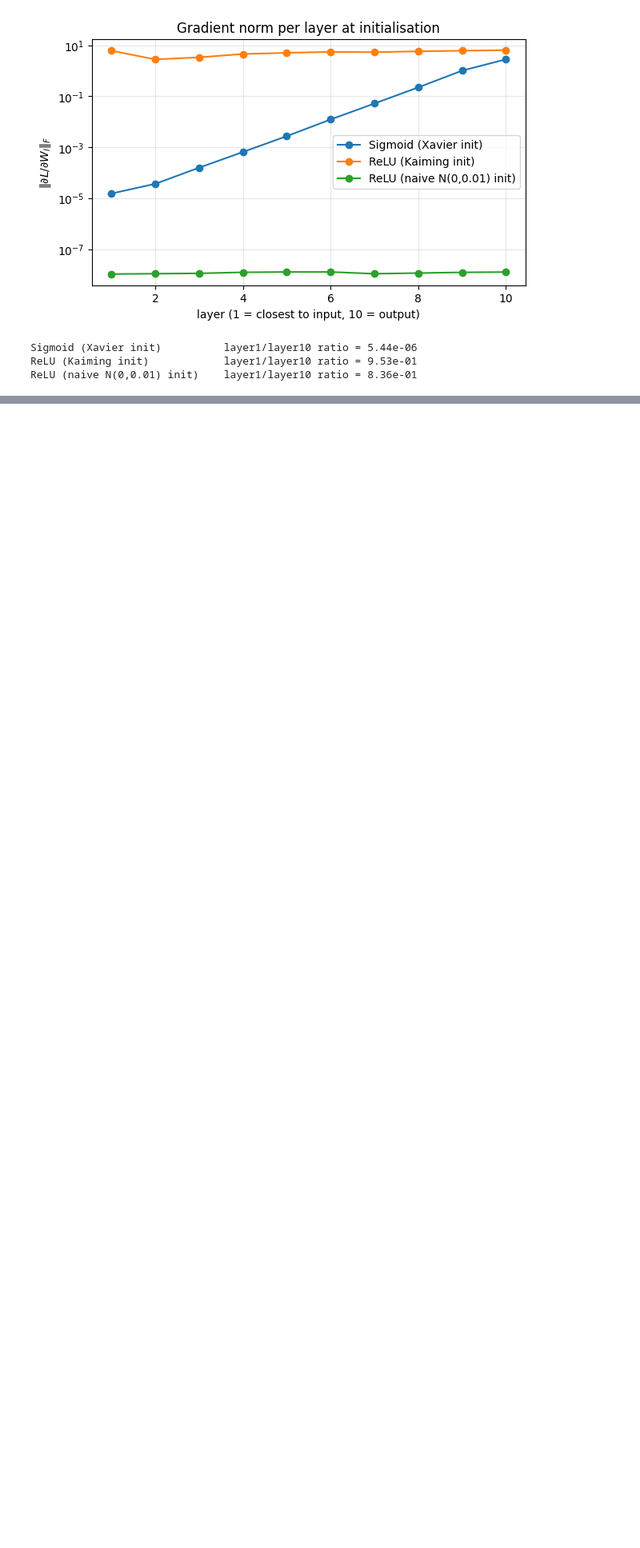
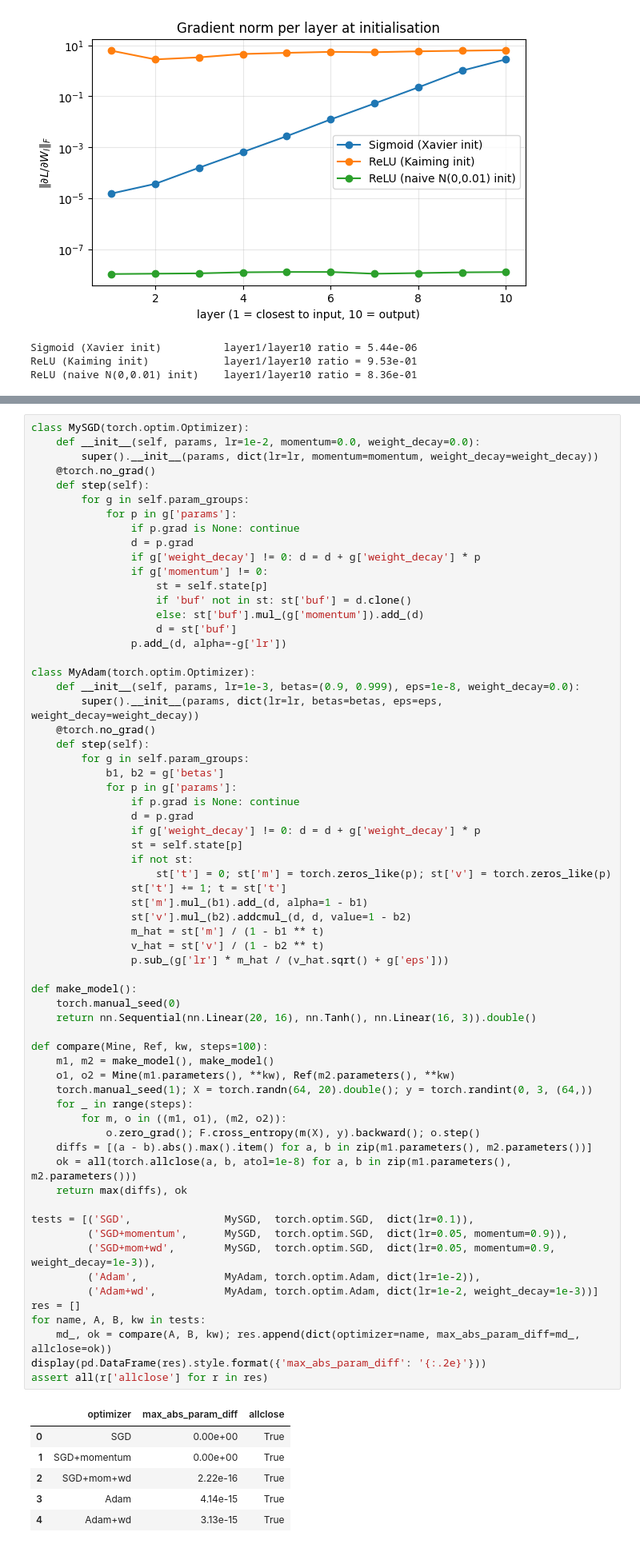
Before and after one commit to jayasinghesasmitha/EN4554-Deep-Learning-For-Vision, a Jupyter notebook: 220261V_a02.ipynb, the cells around one changed output, grey strips where cells are left out. Shown at 80% size. Drawn from its saved outputs; the diff is of its cells as text; blank space fills up the shorter version.

Commit message:
implemented custom SGD+momentum and Adam, matched to torch.optim

```diff
--- a/220261V_a02.ipynb
+++ b/220261V_a02.ipynb
@@ -356,0 +361,71 @@ Interpretation to above diagram : In the case of sigmoid function, the magnitude
+# %%
+class MySGD(torch.optim.Optimizer):
+    def __init__(self, params, lr=1e-2, momentum=0.0, weight_decay=0.0):
+        super().__init__(params, dict(lr=lr, momentum=momentum, weight_decay=weight_decay))
+    @torch.no_grad()
+    def step(self):
+        for g in self.param_groups:
+            for p in g['params']:
+                if p.grad is None: continue
+                d = p.grad
+                if g['weight_decay'] != 0: d = d + g['weight_decay'] * p
+                if g['momentum'] != 0:
+                    st = self.state[p]
+                    if 'buf' not in st: st['buf'] = d.clone()
+                    else: st['buf'].mul_(g['momentum']).add_(d)
+                    d = st['buf']
+                p.add_(d, alpha=-g['lr'])
+
+class MyAdam(torch.optim.Optimizer):
+    def __init__(self, params, lr=1e-3, betas=(0.9, 0.999), eps=1e-8, weight_decay=0.0):
+        super().__init__(params, dict(lr=lr, betas=betas, eps=eps, weight_decay=weight_decay))
+    @torch.no_grad()
+    def step(self):
+        for g in self.param_groups:
+            b1, b2 = g['betas']
+            for p in g['params']:
+                if p.grad is None: continue
+                d = p.grad
+                if g['weight_decay'] != 0: d = d + g['weight_decay'] * p
+                st = self.state[p]
+                if not st:
+                    st['t'] = 0; st['m'] = torch.zeros_like(p); st['v'] = torch.zeros_like(p)
+                st['t'] += 1; t = st['t']
+                st['m'].mul_(b1).add_(d, alpha=1 - b1)
+                st['v'].mul_(b2).addcmul_(d, d, value=1 - b2)
+                m_hat = st['m'] / (1 - b1 ** t)
+                v_hat = st['v'] / (1 - b2 ** t)
+                p.sub_(g['lr'] * m_hat / (v_hat.sqrt() + g['eps']))
+
+def make_model():
+    torch.manual_seed(0)
+    return nn.Sequential(nn.Linear(20, 16), nn.Tanh(), nn.Linear(16, 3)).double()
+
+def compare(Mine, Ref, kw, steps=100):
+    m1, m2 = make_model(), make_model()
+    o1, o2 = Mine(m1.parameters(), **kw), Ref(m2.parameters(), **kw)
+    torch.manual_seed(1); X = torch.randn(64, 20).double(); y = torch.randint(0, 3, (64,))
+    for _ in range(steps):
+        for m, o in ((m1, o1), (m2, o2)):
+            o.zero_grad(); F.cross_entropy(m(X), y).backward(); o.step()
+    diffs = [(a - b).abs().max().item() for a, b in zip(m1.parameters(), m2.parameters())]
+    ok = all(torch.allclose(a, b, atol=1e-8) for a, b in zip(m1.parameters(), m2.parameters()))
+    return max(diffs), ok
+
+tests = [('SGD',               MySGD,  torch.optim.SGD,  dict(lr=0.1)),
+         ('SGD+momentum',      MySGD,  torch.optim.SGD,  dict(lr=0.05, momentum=0.9)),
+         ('SGD+mom+wd',        MySGD,  torch.optim.SGD,  dict(lr=0.05, momentum=0.9, weight_decay=1e-3)),
+         ('Adam',              MyAdam, torch.optim.Adam, dict(lr=1e-2)),
+         ('Adam+wd',           MyAdam, torch.optim.Adam, dict(lr=1e-2, weight_decay=1e-3))]
+res = []
+for name, A, B, kw in tests:
+    md_, ok = compare(A, B, kw); res.append(dict(optimizer=name, max_abs_param_diff=md_, allclose=ok))
+display(pd.DataFrame(res).style.format({'max_abs_param_diff': '{:.2e}'}))
+assert all(r['allclose'] for r in res)
+# %% [output]
+|  | optimizer | max_abs_param_diff | allclose |
+| 0 | SGD | 0.00e+00 | True |
+| 1 | SGD+momentum | 0.00e+00 | True |
+| 2 | SGD+mom+wd | 2.22e-16 | True |
+| 3 | Adam | 4.14e-15 | True |
+| 4 | Adam+wd | 3.13e-15 | True |
```
Also changed, not shown: parts of 4 cells of this notebook.
